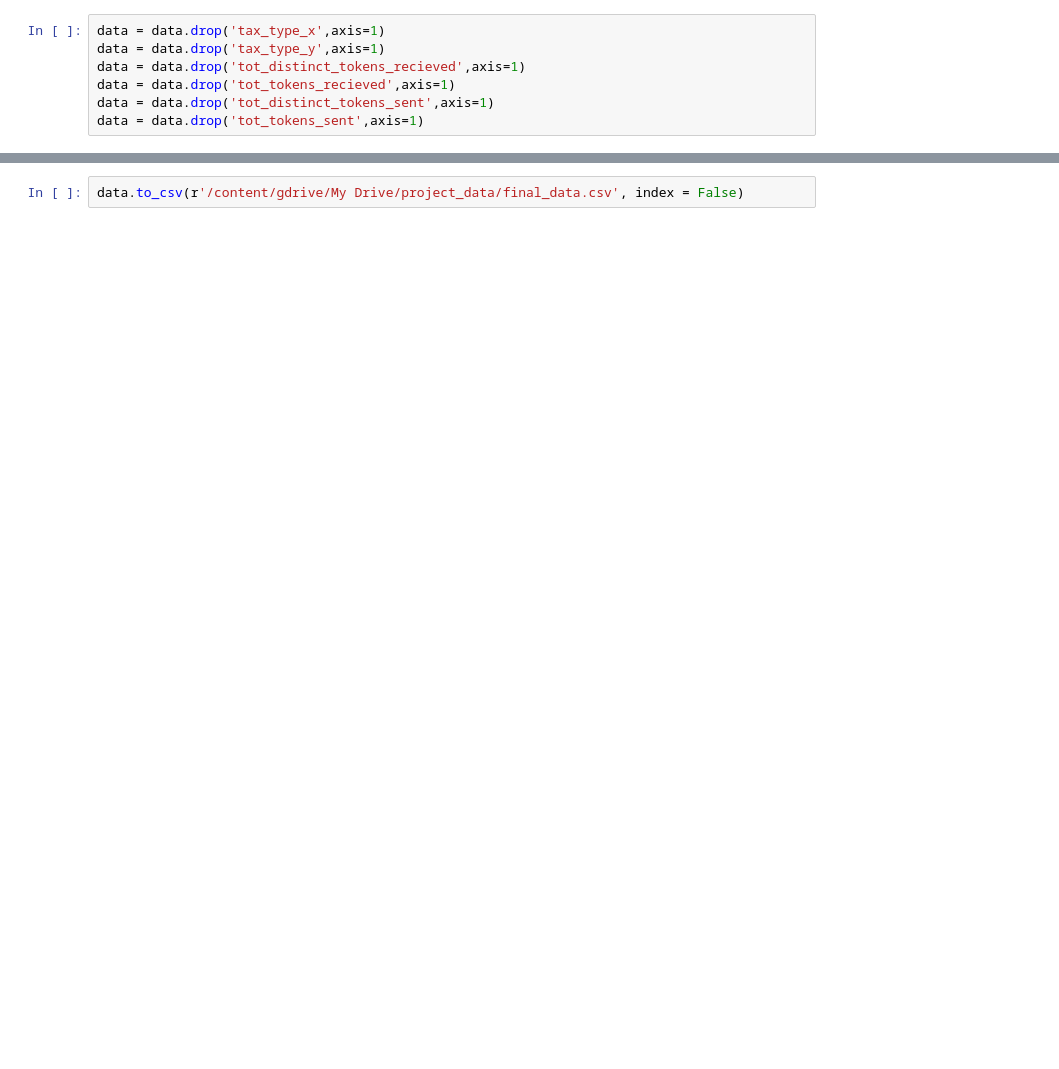
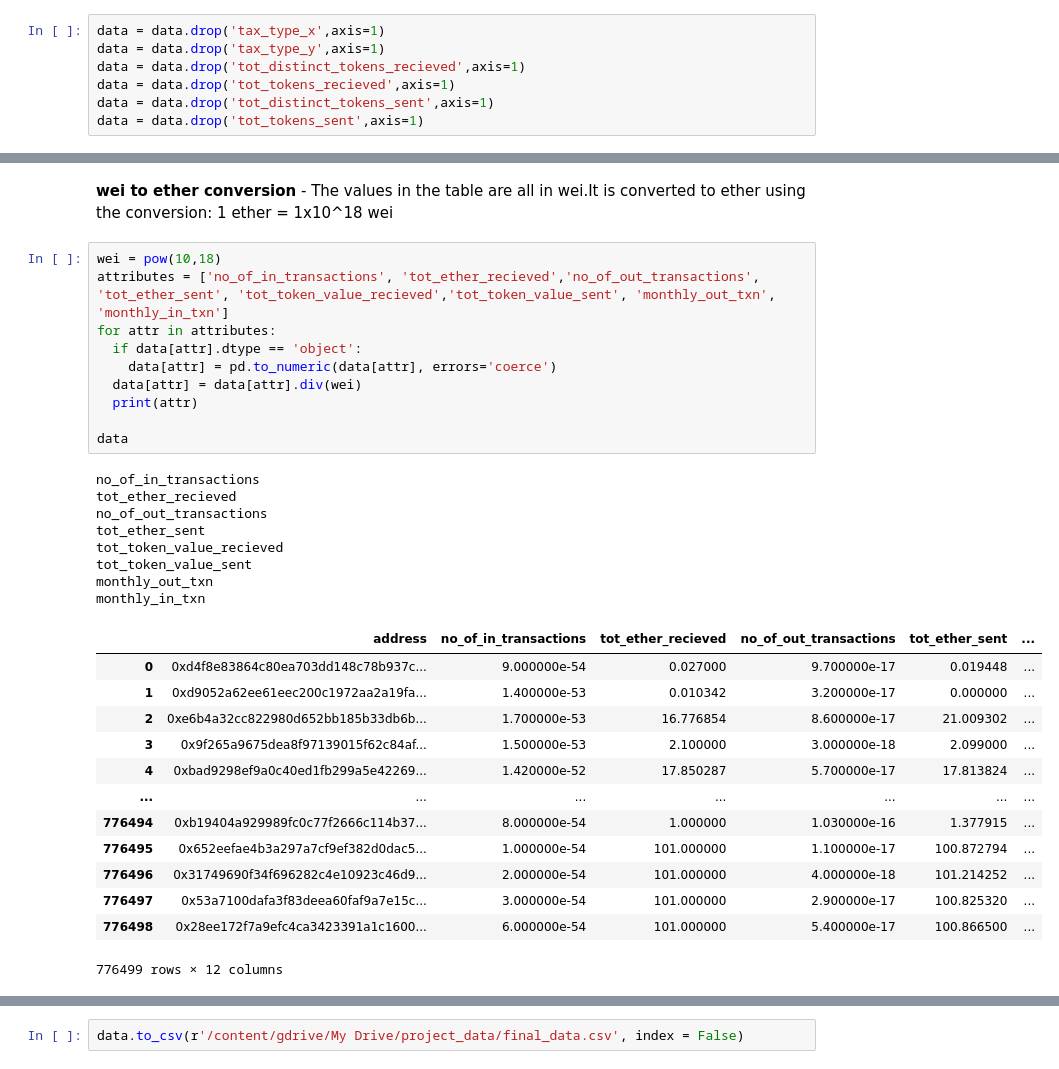
Before and after one commit to m-shilpa/ethereum-data-analysis, a Jupyter notebook: Data_Preprocessing.ipynb, the cells around one changed output, grey strips where cells are left out. Cells and saved outputs as stored; diff of their text form; blank space fills up the shorter version.

```diff
--- a/Data_Preprocessing.ipynb
+++ b/Data_Preprocessing.ipynb
@@ -372,3 +397,37 @@ active_months                 int64
 monthly_out_txn              object
 monthly_in_txn              float64
 dtype: object
+# %% [markdown]
+**wei to ether conversion**  - The values in the table are all in wei.It is converted to ether using the conversion: 1 ether = 1x10^18 wei
+# %%
+wei = pow(10,18)
+attributes = ['no_of_in_transactions', 'tot_ether_recieved','no_of_out_transactions', 'tot_ether_sent', 'tot_token_value_recieved','tot_token_value_sent', 'monthly_out_txn', 'monthly_in_txn']
+for attr in attributes:
+  if data[attr].dtype == 'object':
+    data[attr] = pd.to_numeric(data[attr], errors='coerce')
+  data[attr] = data[attr].div(wei)
+  print(attr)
+
+data
+# %% [output]
+no_of_in_transactions
+tot_ether_recieved
+no_of_out_transactions
+tot_ether_sent
+tot_token_value_recieved
+tot_token_value_sent
+monthly_out_txn
+monthly_in_txn
+|  | address | no_of_in_transactions | tot_ether_recieved | no_of_out_transactions | tot_ether_sent | ... |
+| 0 | 0xd4f8e83864c80ea703dd148c78b937c... | 9.000000e-54 | 0.027000 | 9.700000e-17 | 0.019448 | ... |
+| 1 | 0xd9052a62ee61eec200c1972aa2a19fa... | 1.400000e-53 | 0.010342 | 3.200000e-17 | 0.000000 | ... |
+| 2 | 0xe6b4a32cc822980d652bb185b33db6b... | 1.700000e-53 | 16.776854 | 8.600000e-17 | 21.009302 | ... |
+| 3 | 0x9f265a9675dea8f97139015f62c84af... | 1.500000e-53 | 2.100000 | 3.000000e-18 | 2.099000 | ... |
+| 4 | 0xbad9298ef9a0c40ed1fb299a5e42269... | 1.420000e-52 | 17.850287 | 5.700000e-17 | 17.813824 | ... |
+| ... | ... | ... | ... | ... | ... | ... |
+| 776494 | 0xb19404a929989fc0c77f2666c114b37... | 8.000000e-54 | 1.000000 | 1.030000e-16 | 1.377915 | ... |
+| 776495 | 0x652eefae4b3a297a7cf9ef382d0dac5... | 1.000000e-54 | 101.000000 | 1.100000e-17 | 100.872794 | ... |
+| 776496 | 0x31749690f34f696282c4e10923c46d9... | 2.000000e-54 | 101.000000 | 4.000000e-18 | 101.214252 | ... |
+| 776497 | 0x53a7100dafa3f83deea60faf9a7e15c... | 3.000000e-54 | 101.000000 | 2.900000e-17 | 100.825320 | ... |
+| 776498 | 0x28ee172f7a9efc4ca3423391a1c1600... | 6.000000e-54 | 101.000000 | 5.400000e-17 | 100.866500 | ... |
+776499 rows × 12 columns
```
Also changed, not shown: parts of 9 cells of this notebook.
